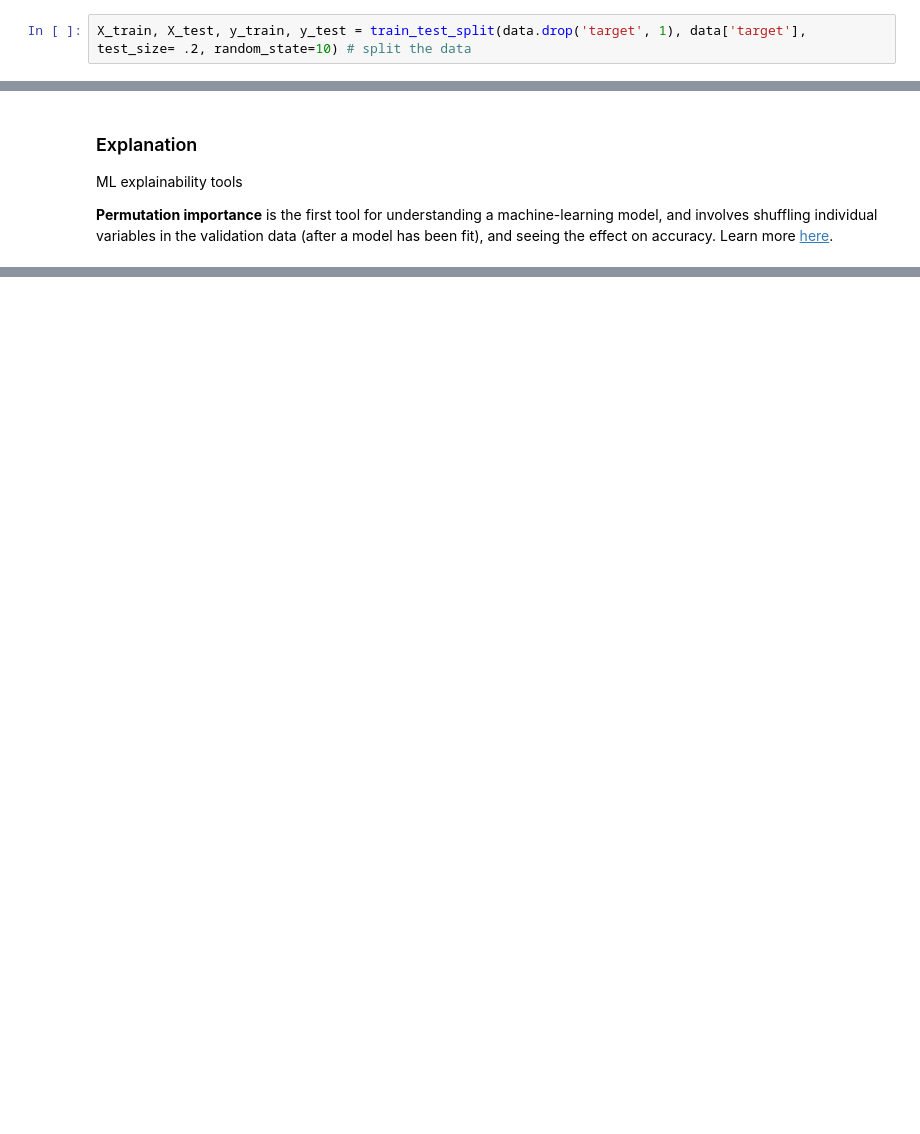
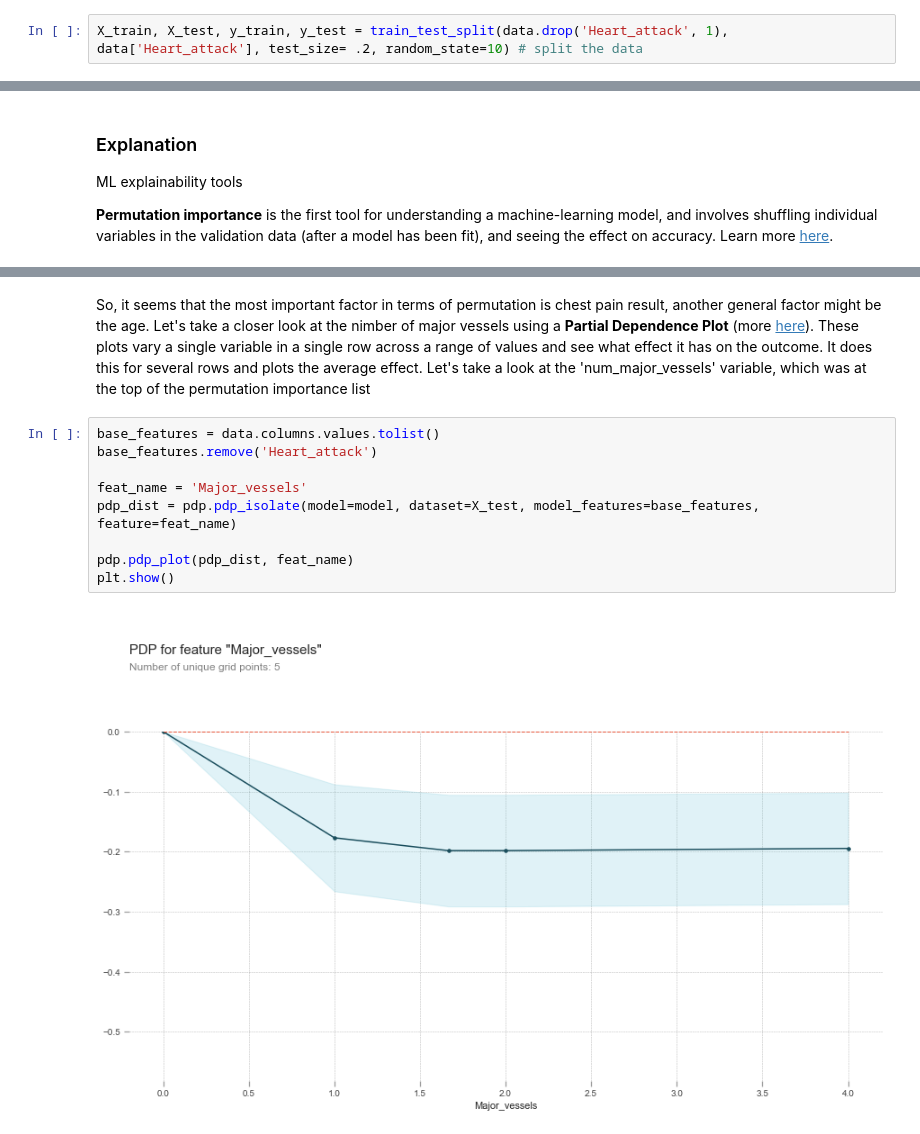
Before and after one commit to constantimi/Machine-Learning-Fundamentals, a Jupyter notebook: Heart Disease UCI/Heart Disease .ipynb, the cells around one changed output, grey strips where cells are left out. Saved outputs shown, nothing was run; the diff lists cells and outputs as text; blank space fills up the shorter version.

```diff
--- a/Heart Disease UCI/Heart Disease .ipynb
+++ b/Heart Disease UCI/Heart Disease .ipynb
@@ -784,4 +792,4 @@ pd.options.mode.chained_assignment = None  #hide any pandas warnings
 
 ### Classification Model
 # %%
-X_train, X_test, y_train, y_test = train_test_split(data.drop('target', 1), data['target'], test_size= .2, random_state=10) # split the data
+X_train, X_test, y_train, y_test = train_test_split(data.drop('Heart_attack', 1), data['Heart_attack'], test_size= .2, random_state=10) # split the data
@@ -893,0 +929,13 @@ eli5.show_weights(perm, feature_names = X_test.columns.tolist())
+# %% [markdown]
+So, it seems that the most important factor in terms of permutation is chest pain result, another general factor might be the age. Let's take a closer look at the nimber of major vessels using a **Partial Dependence Plot** (more [here](https://www.kaggle.com/dansbecker/partial-plots)). These plots vary a single variable in a single row across a range of values and see what effect it has on the outcome. It does this for several rows and plots the average effect. Let's take a look at the 'num_major_vessels' variable, which was at the top of the permutation importance list
+# %%
+base_features = data.columns.values.tolist()
+base_features.remove('Heart_attack')
+
+feat_name = 'Major_vessels'
+pdp_dist = pdp.pdp_isolate(model=model, dataset=X_test, model_features=base_features, feature=feat_name)
+
+pdp.pdp_plot(pdp_dist, feat_name)
+plt.show()
+# %% [output]
+[figure, added]
```
Also changed, not shown: parts of 41 cells of this notebook, 1 other file.
